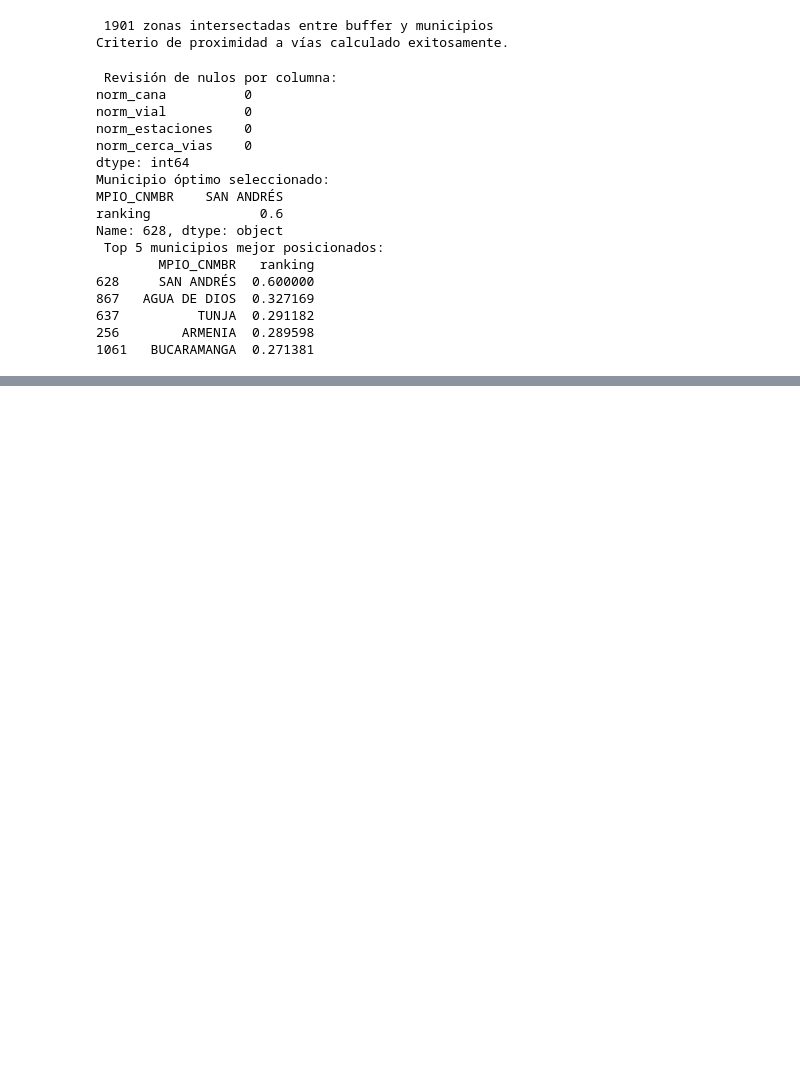
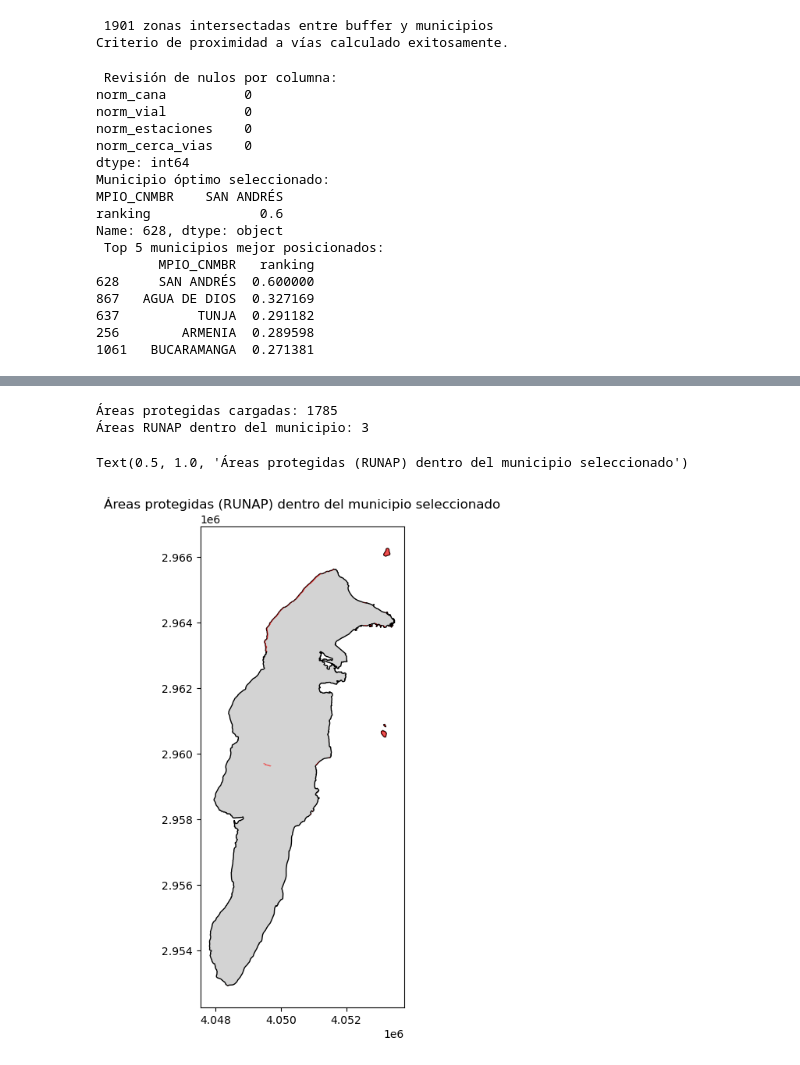
Before and after one commit to stefannyizq/programaci-n_sig, a Jupyter notebook: Entrega_SIG2.ipynb, the cells around one changed output, grey strips where cells are left out. Cells and saved outputs as stored; diff of their text form; code cells hidden in the pictures; blank space fills up the shorter version.

```diff
--- a/Entrega_SIG2.ipynb
+++ b/Entrega_SIG2.ipynb
@@ -328,2 +299,20 @@ Name: 5, dtype: object
 # %%
-#6.1 Data preparation & CRS
+import geopandas as gpd
+
+# 1. Cargar RUNAP (Áreas protegidas) y reproyectar a EPSG:9377
+runap = gpd.read_file("datos_colombia/latest/runap.shp").to_crs(epsg=9377)
+print(f"Áreas protegidas cargadas: {len(runap)}")
+
+# 2. Filtrar RUNAP que intersecta con el municipio seleccionado
+runap_municipio = gpd.overlay(runap, municipio_optimo, how='intersection')
+print(f"Áreas RUNAP dentro del municipio: {len(runap_municipio)}")
+
+# 3. Visualización rápida
+ax = municipio_optimo.plot(color="lightgrey", edgecolor="black", linewidth=1)
+runap_municipio.plot(ax=ax, color="red", alpha=0.6)
+ax.set_title("Áreas protegidas (RUNAP) dentro del municipio seleccionado")
+# %% [output]
+Áreas protegidas cargadas: 1785
+Áreas RUNAP dentro del municipio: 3
+Text(0.5, 1.0, 'Áreas protegidas (RUNAP) dentro del municipio seleccionado')
+[figure, added]
```
Also changed, not shown: parts of 8 cells of this notebook, 5 other files.
